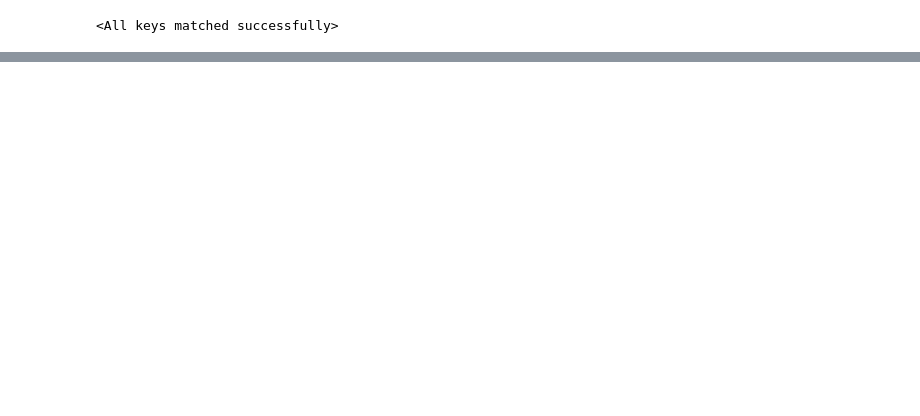
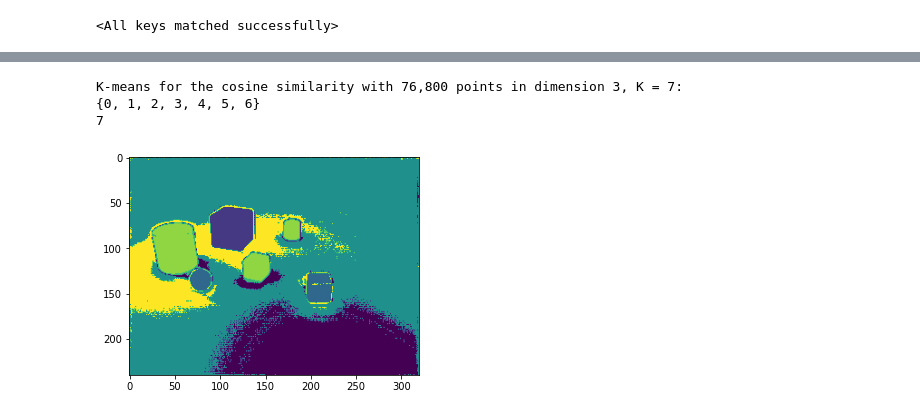
Before and after one commit to fusedbloxxer/segmentation-as-clusterization, a Jupyter notebook: SegmentationAsClusterization.ipynb, the cells around one changed output, grey strips where cells are left out. Cells and saved outputs as stored; diff of their text form; code cells hidden in the pictures; blank space fills up the shorter version.

Commit message:
Added K-Means using cosine

```diff
--- a/SegmentationAsClusterization.ipynb
+++ b/SegmentationAsClusterization.ipynb
@@ -489,0 +593,10 @@ plt.show()
+# %%
+cl, c = KMeans_cosine(image.contiguous().cpu(), K=count, n_init=10, max_iter=100, tol=1e-4, verbose=True)
+plt.imshow(cl.reshape((240, 320)))
+print(set(cl.numpy().tolist()))
+print(count)
+# %% [output]
+K-means for the cosine similarity with 76,800 points in dimension 3, K = 7:
+{0, 1, 2, 3, 4, 5, 6}
+7
+[figure, added]
```
Also changed, not shown: parts of 5 cells of this notebook.
